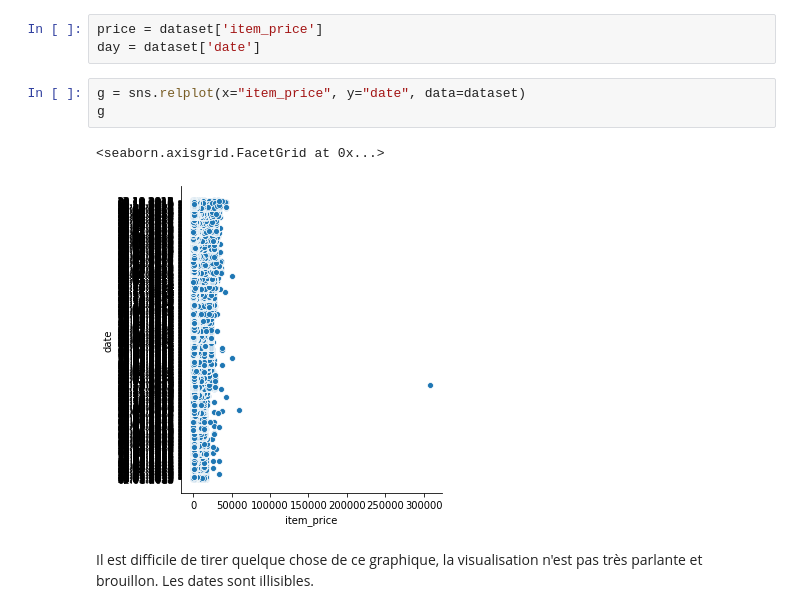
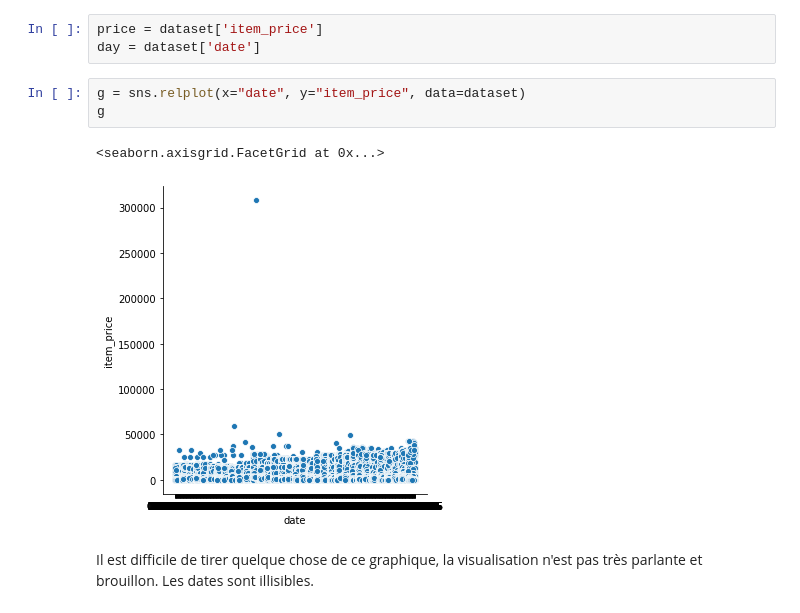
Before and after one commit to Dakistos/python-test, a Jupyter notebook: Dataviz.ipynb, the cells around one changed output. Cells and saved outputs as stored; diff of their text form.

```diff
--- a/Dataviz.ipynb
+++ b/Dataviz.ipynb
@@ -149,11 +153,11 @@ dataset
 price = dataset['item_price']
 day = dataset['date']
 # %%
-g = sns.relplot(x="item_price", y="date", data=dataset)
+g = sns.relplot(x="date", y="item_price", data=dataset)
 g
 # %% [output]
 <seaborn.axisgrid.FacetGrid at 0x...>
-[figure, old version]
+[figure, new version]
 # %% [markdown]
 Il est difficile de tirer quelque chose de ce graphique, la visualisation n'est pas très parlante et brouillon. Les dates sont illisibles.
 # %% [markdown]
```
Also changed, not shown: parts of 22 cells of this notebook, 3 other files.
